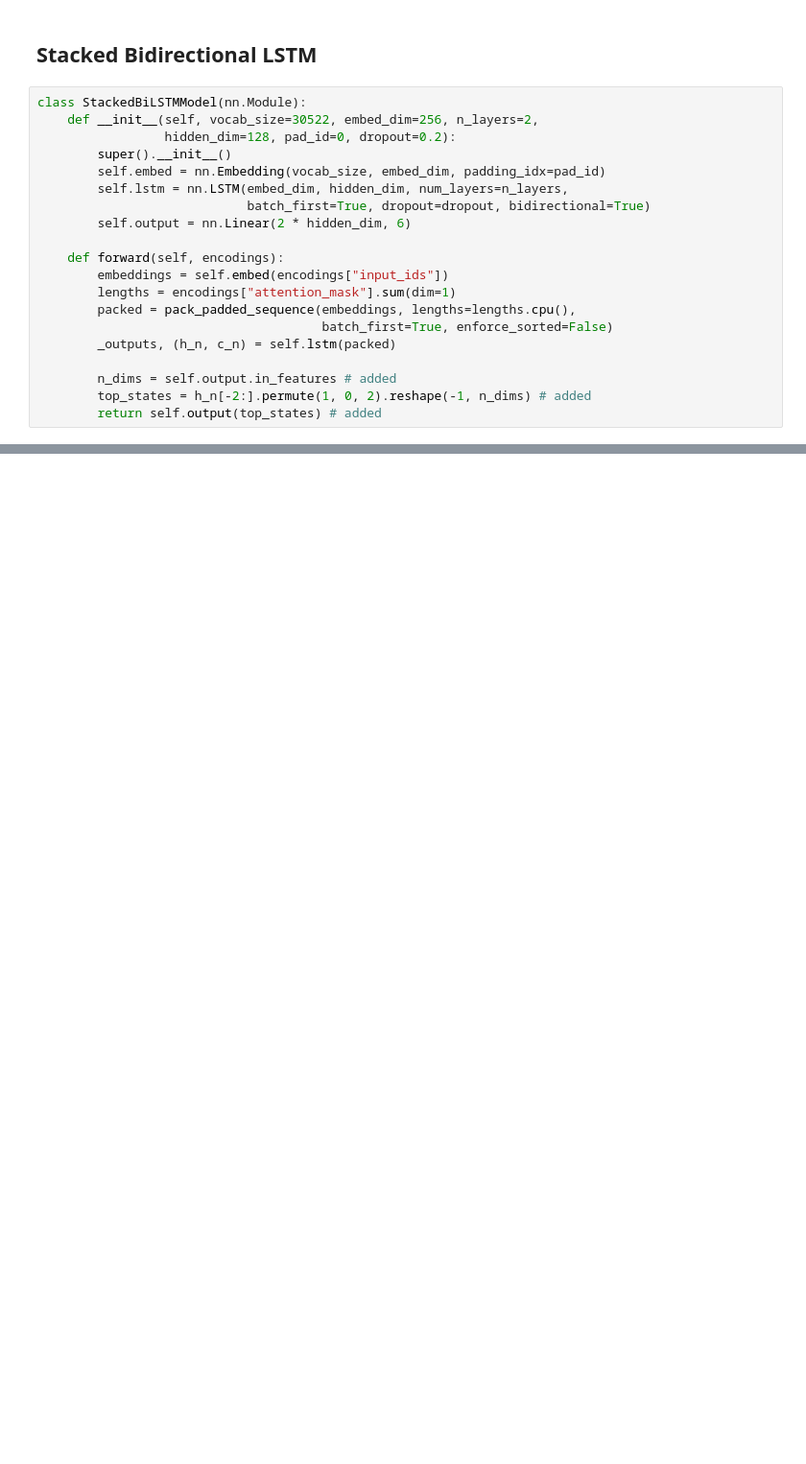
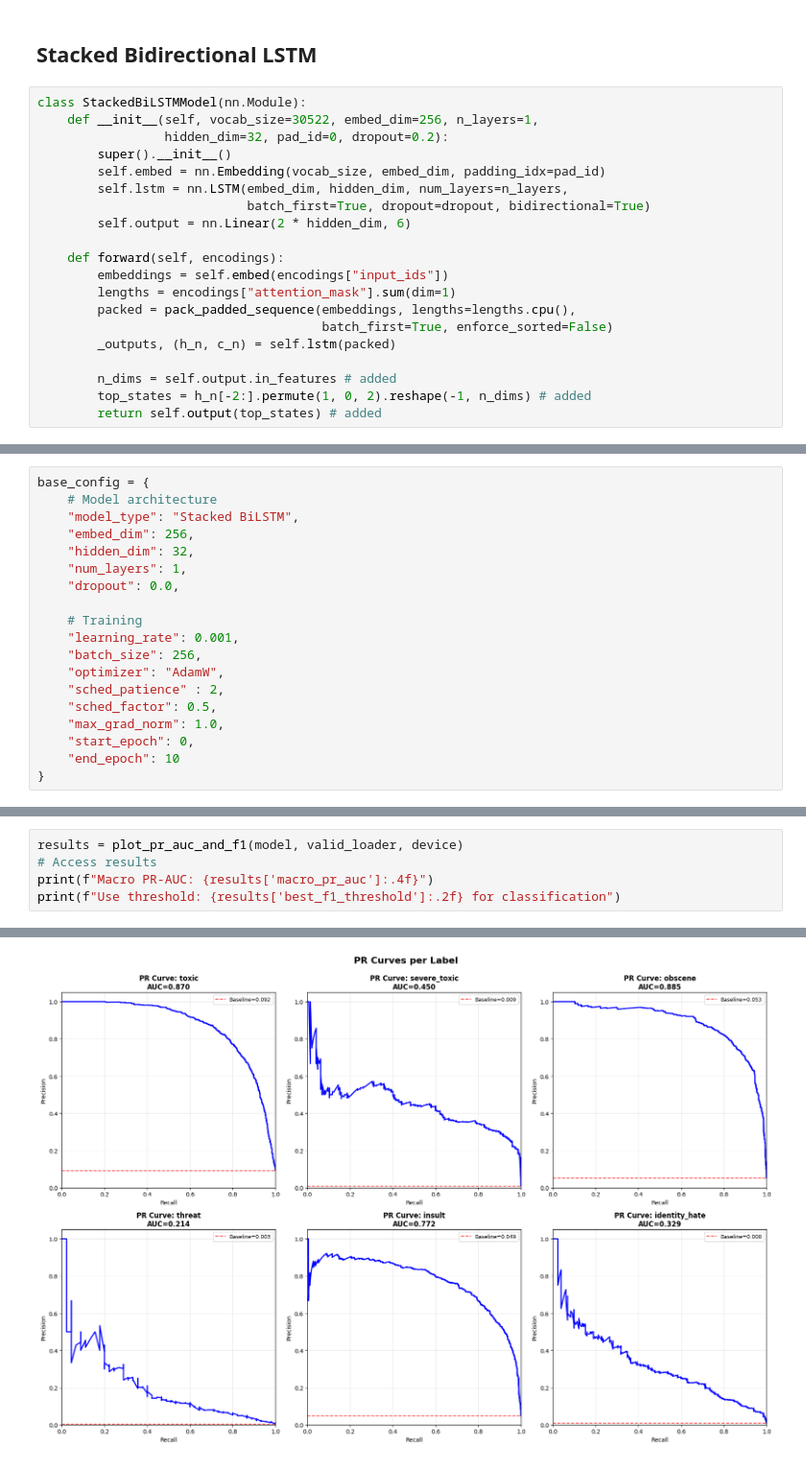
Before and after one commit to Zaid-Al-Habbal/nontoxic-world, a Jupyter notebook: notebooks/05_build_models_and_train_from_scratch.ipynb, the cells around one changed output, grey strips where cells are left out. Shown at 96% size. Drawn from its saved outputs; the diff is of its cells as text; blank space fills up the shorter version.

```diff
--- a/notebooks/05_build_models_and_train_from_scratch.ipynb
+++ b/notebooks/05_build_models_and_train_from_scratch.ipynb
@@ -1054,8 +1218,8 @@ with wandb.init(project="nontoxic-world",
 ## Stacked Bidirectional LSTM
 # %%
 class StackedBiLSTMModel(nn.Module):
-    def __init__(self, vocab_size=30522, embed_dim=256, n_layers=2,
-                 hidden_dim=128, pad_id=0, dropout=0.2):
+    def __init__(self, vocab_size=30522, embed_dim=256, n_layers=1,
+                 hidden_dim=32, pad_id=0, dropout=0.2):
         super().__init__()
         self.embed = nn.Embedding(vocab_size, embed_dim, padding_idx=pad_id)
         self.lstm = nn.LSTM(embed_dim, hidden_dim, num_layers=n_layers,
@@ -1247,0 +1239,19 @@ print(results)
+# %%
+base_config = {
+    # Model architecture
+    "model_type": "Stacked BiLSTM",
+    "embed_dim": 256,
+    "hidden_dim": 32,
+    "num_layers": 1,
+    "dropout": 0.0,
+
+    # Training
+    "learning_rate": 0.001,
+    "batch_size": 256,
+    "optimizer": "AdamW",
+    "sched_patience" : 2,
+    "sched_factor": 0.5,
+    "max_grad_norm": 1.0,
+    "start_epoch": 0,
+    "end_epoch": 10
+}
@@ -1247,0 +1406,6 @@ print(results)
+# %%
+results = plot_pr_auc_and_f1(model, valid_loader, device)
+# Access results
+print(f"Macro PR-AUC: {results['macro_pr_auc']:.4f}")
+print(f"Use threshold: {results['best_f1_threshold']:.2f} for classification")
+# %% [output]
@@ -1247,0 +1414 @@ print(results)
+[figure, added]
```
Also changed, not shown: parts of 76 cells of this notebook.
